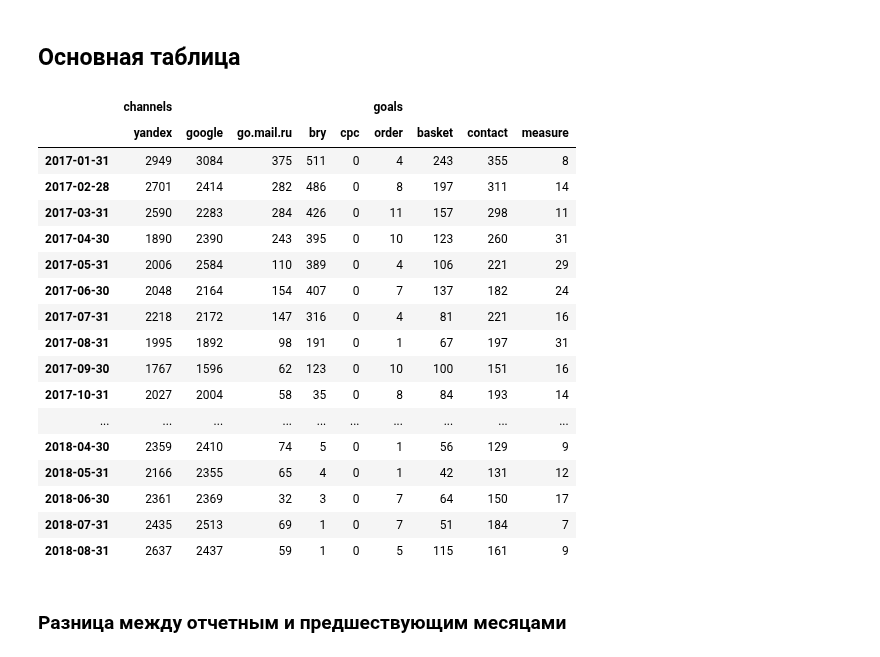
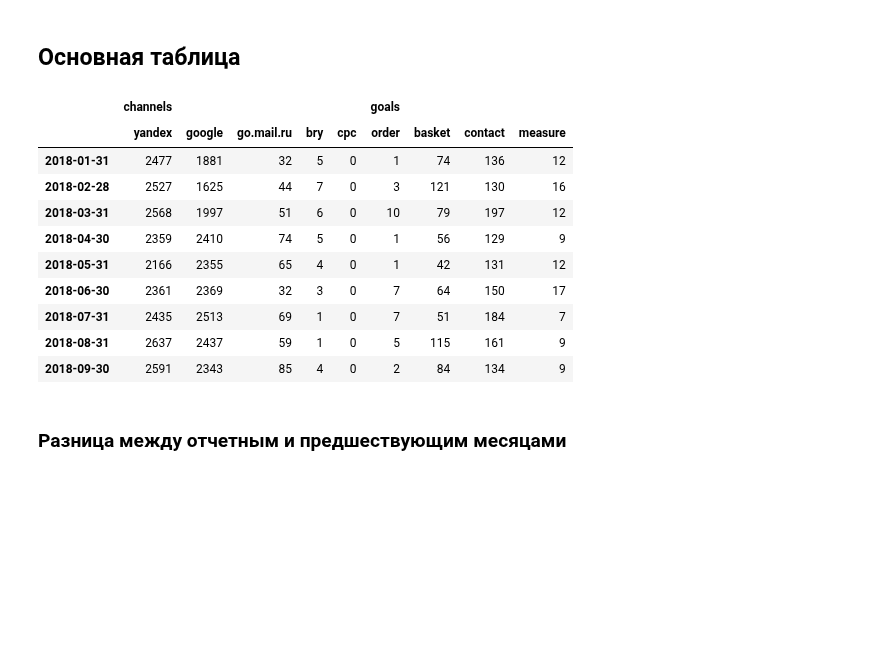
Before and after one commit to robosnob/took-took.ru, a Jupyter notebook: Reports/Took-Took.ru.ipynb, the cells around one changed output. Cells and saved outputs as stored; diff of their text form; code cells hidden in the pictures; blank space fills up the shorter version.

```diff
--- a/Reports/Took-Took.ru.ipynb
+++ b/Reports/Took-Took.ru.ipynb
@@ -27,27 +27,21 @@ prev_month, next_month = curr_month - offset, curr_month + offset
 # %% [markdown]
 <h2>Основная таблица</h2>
 # %%
-rep_2017 = report['2017':] # данные за 2017 год
-rep_2017
+#rep_2017 = report['2017':]
+rep_2018 = report['2018':] # данные за 2018 год
+rep_2018
 # %% [output]
 |  | channels |  |  |  |  | goals |  |  |  |
 |  | yandex | google | go.mail.ru | bry | cpc | order | basket | contact | measure |
-| 2017-01-31 | 2949 | 3084 | 375 | 511 | 0 | 4 | 243 | 355 | 8 |
-| 2017-02-28 | 2701 | 2414 | 282 | 486 | 0 | 8 | 197 | 311 | 14 |
-| 2017-03-31 | 2590 | 2283 | 284 | 426 | 0 | 11 | 157 | 298 | 11 |
-| 2017-04-30 | 1890 | 2390 | 243 | 395 | 0 | 10 | 123 | 260 | 31 |
-| 2017-05-31 | 2006 | 2584 | 110 | 389 | 0 | 4 | 106 | 221 | 29 |
-| 2017-06-30 | 2048 | 2164 | 154 | 407 | 0 | 7 | 137 | 182 | 24 |
-| 2017-07-31 | 2218 | 2172 | 147 | 316 | 0 | 4 | 81 | 221 | 16 |
-| 2017-08-31 | 1995 | 1892 | 98 | 191 | 0 | 1 | 67 | 197 | 31 |
-| 2017-09-30 | 1767 | 1596 | 62 | 123 | 0 | 10 | 100 | 151 | 16 |
-| 2017-10-31 | 2027 | 2004 | 58 | 35 | 0 | 8 | 84 | 193 | 14 |
-| ... | ... | ... | ... | ... | ... | ... | ... | ... | ... |
+| 2018-01-31 | 2477 | 1881 | 32 | 5 | 0 | 1 | 74 | 136 | 12 |
+| 2018-02-28 | 2527 | 1625 | 44 | 7 | 0 | 3 | 121 | 130 | 16 |
+| 2018-03-31 | 2568 | 1997 | 51 | 6 | 0 | 10 | 79 | 197 | 12 |
 | 2018-04-30 | 2359 | 2410 | 74 | 5 | 0 | 1 | 56 | 129 | 9 |
 | 2018-05-31 | 2166 | 2355 | 65 | 4 | 0 | 1 | 42 | 131 | 12 |
 | 2018-06-30 | 2361 | 2369 | 32 | 3 | 0 | 7 | 64 | 150 | 17 |
 | 2018-07-31 | 2435 | 2513 | 69 | 1 | 0 | 7 | 51 | 184 | 7 |
 | 2018-08-31 | 2637 | 2437 | 59 | 1 | 0 | 5 | 115 | 161 | 9 |
+| 2018-09-30 | 2591 | 2343 | 85 | 4 | 0 | 2 | 84 | 134 | 9 |
 # %% [markdown]
 <h3>Разница между отчетным и предшествующим месяцами</h3>
 # %%
```
Also changed, not shown: parts of 7 cells of this notebook.
